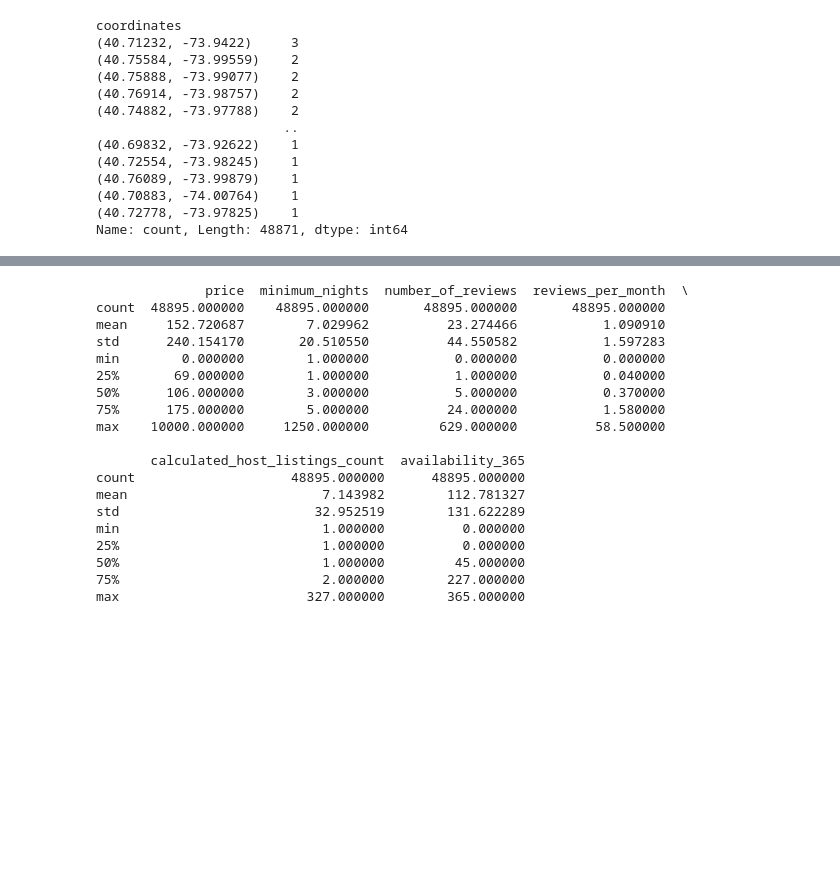
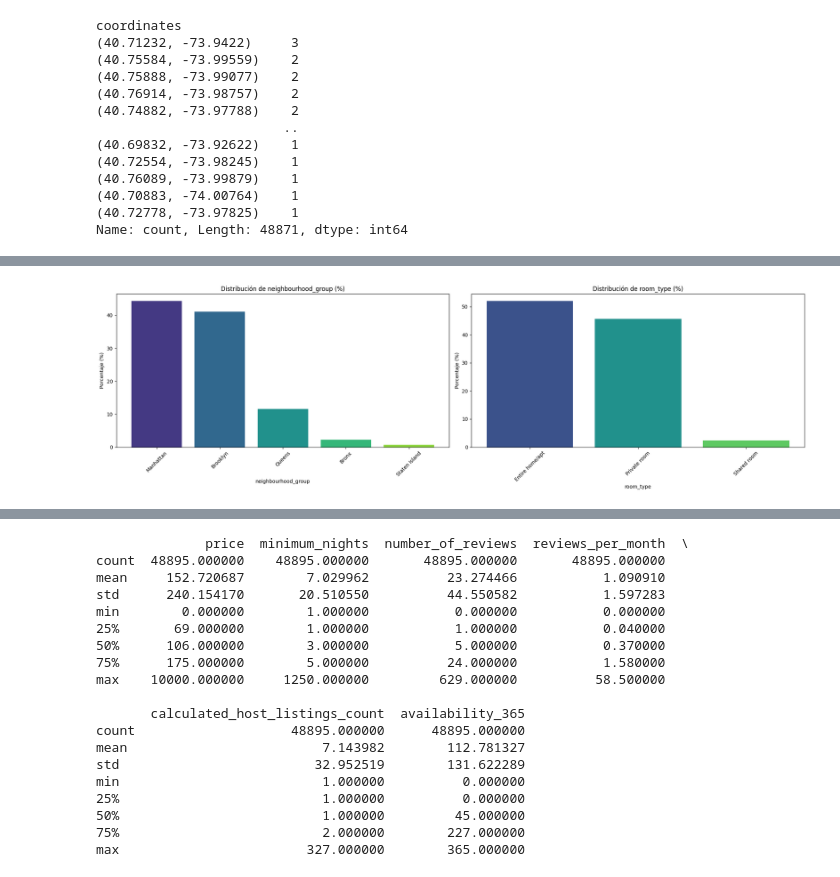
Before and after one commit to 4GeeksAcademy/machine-learning-python-tem, a Jupyter notebook: src/explore.ipynb, the cells around one changed output, grey strips where cells are left out. Saved outputs shown, nothing was run; the diff lists cells and outputs as text; code cells hidden in the pictures; blank space fills up the shorter version.

```diff
--- a/src/explore.ipynb
+++ b/src/explore.ipynb
@@ -301,0 +394,3 @@ Name: count, Length: 48871, dtype: int64
+# %%
+df_new = df_new.drop(['coordinates'], axis=1)
+df_new.head()
@@ -301,0 +404,25 @@ Name: count, Length: 48871, dtype: int64
+# %%
+
+categoricas_analisis_1 = ['neighbourhood_group', 'room_type']
+
+# Crear una cuadrícula de gráficos
+fig, axes = plt.subplots(nrows=1, ncols=len(categoricas_analisis_1), figsize=(20, 6))
+
+# Iterar por cada variable categórica y graficar con porcentajes
+for i, col in enumerate(categoricas_analisis_1):
+    # Calcular el porcentaje
+    value_counts = df_new[col].value_counts(normalize=True) * 100
+
+    # Crear un gráfico de barras con porcentajes
+    axes[i].bar(value_counts.index, value_counts.values, color=sns.color_palette("viridis", len(value_counts)))
+
+    # Configuración del gráfico
+    axes[i].set_title(f'Distribución de {col} (%)')
+    axes[i].set_xlabel(col)
+    axes[i].set_ylabel('Porcentaje (%)')
+    axes[i].tick_params(axis='x', rotation=45)
+
+plt.tight_layout()
+plt.show()
+# %% [output]
+[figure, added]
```
Also changed, not shown: parts of 24 cells of this notebook.
